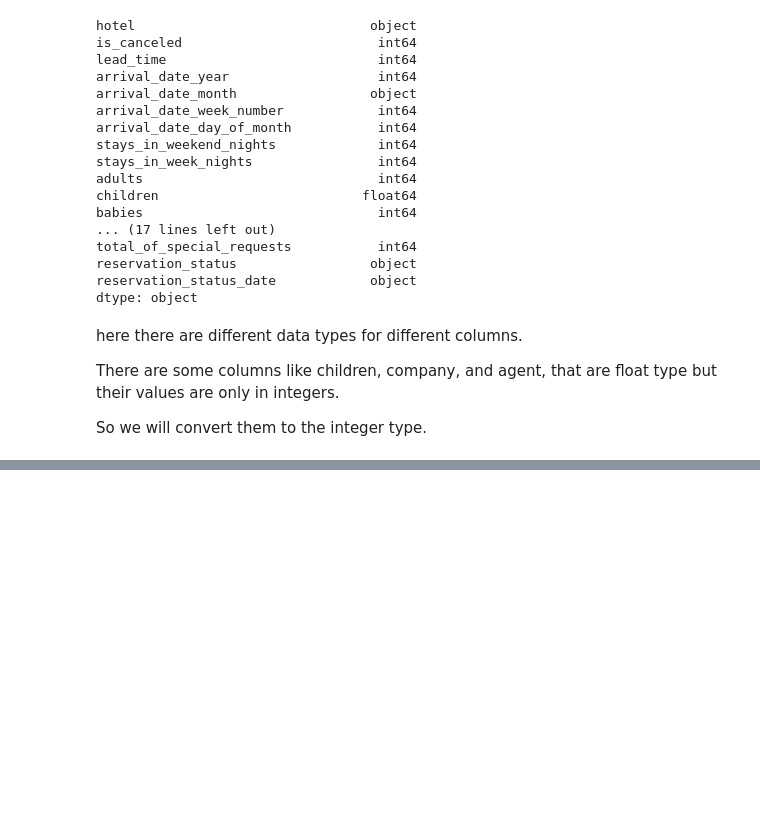
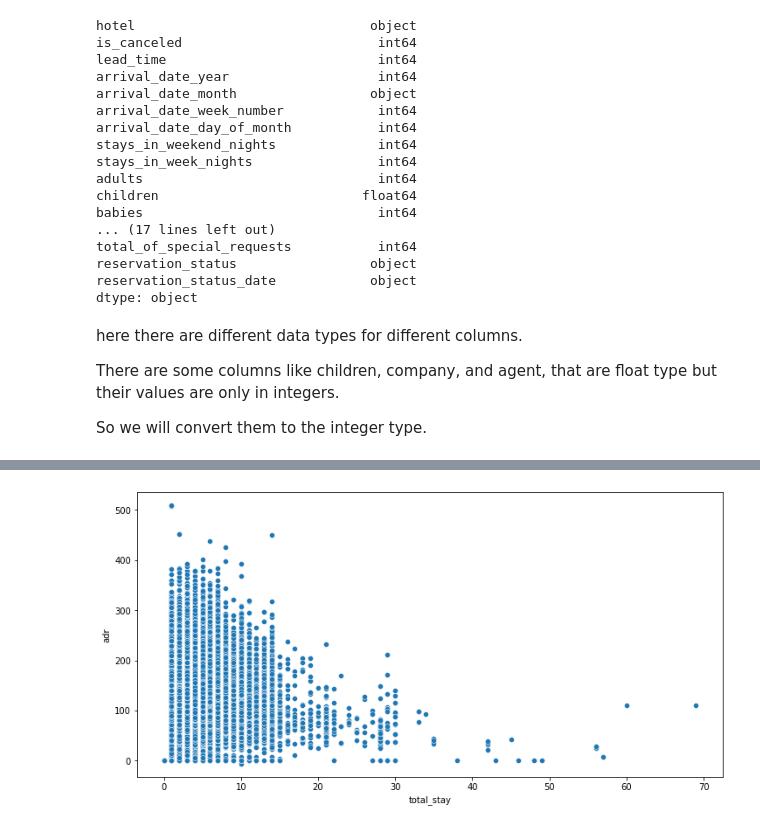
Before and after one commit to varunck2601/Hotel-Booking-Analysis, a Jupyter notebook: hotel_booking_analysis_Varun_CK.ipynb, the cells around one changed output, grey strips where cells are left out. Drawn from its saved outputs; the diff is of its cells as text; code cells hidden in the pictures; blank space fills up the shorter version.

```diff
--- a/hotel_booking_analysis_Varun_CK.ipynb
+++ b/hotel_booking_analysis_Varun_CK.ipynb
@@ -135,0 +154,8 @@ def plot(x, y, x_label=None,y_label=None, title=None, figsize=(7,5), type='bar')
+# %%
+data.drop(data[data['adr'] > 1000].index, inplace = True)
+# %%
+plt.figure(figsize = (12,6))
+sns.scatterplot(y = 'adr', x = 'total_stay', data = data)
+plt.show()
+# %% [output]
+[figure, added]
```
Also changed, not shown: parts of 11 cells of this notebook.
